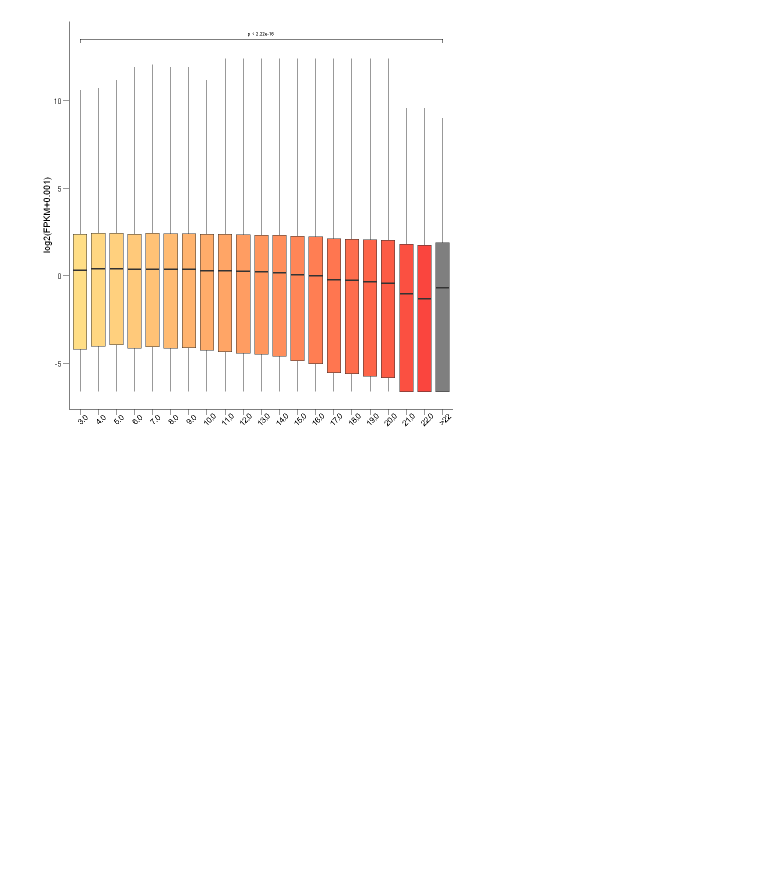
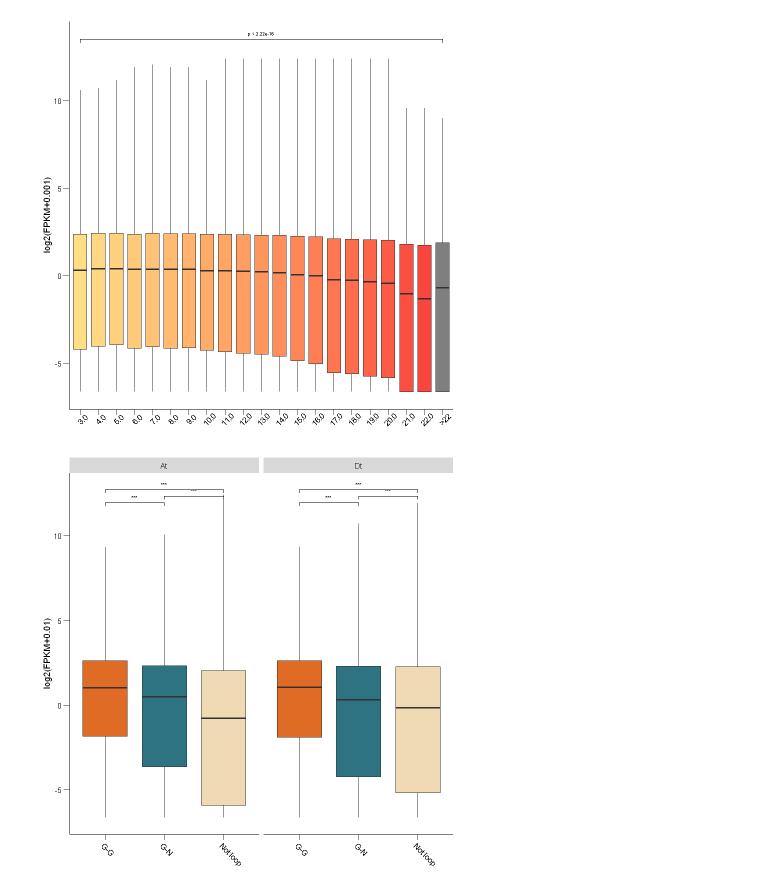
Before and after one commit to Nuturetree/VS_code_program, a Jupyter notebook: R/TM-1_leaf_3Dgenome/boxplot.ipynb, the cells around one changed output. Cells and saved outputs as stored; diff of their text form; code cells hidden in the pictures; blank space fills up the shorter version.

```diff
--- a/R/TM-1_leaf_3Dgenome/boxplot.ipynb
+++ b/R/TM-1_leaf_3Dgenome/boxplot.ipynb
@@ -178,3 +178,32 @@ ggsave(plot =fg, filename = 'PoreC_cliques_gene.pdf', height =3.5, width = 3)
 [11] "13.0" "14.0" "15.0" "16.0" "17.0" "18.0" "19.0" "20.0" "21.0" "22.0"
 [21] ">22"
 [figure]
+# %%
+## 分析不同类型的loop对于基因表达的影响
+rm(list = ls())
+setwd("H:/TM-1_leaf_3D-genome/HiC/loop/loop_3k/gene/loop_type")
+library(ggplot2)
+library(ggpubr)
+df <- read.csv("three_loop_gene.txt", sep = "\t", header = T)
+compaired <- list(c("G-G", "G-N"), c("G-N", "Not loop"), c("G-G", "Not loop"))
+# df <- within(df, sig <- factor(sig, levels = c("Not loop", "G-N", "G-G")))
+# with(df, levels(sig))
+#fg <- ggplot(df, aes(x = log2(FPKM + 0.01), y = sig, fill = sig)) +
+fg <- ggplot(df, aes(x = tags, y = log2(FPKM + 0.01), fill = tags)) +
+geom_boxplot(outlier.colour = NA, notch = FALSE) +
+facet_grid(.~subg) +
+labs(y = "log2(FPKM+0.01)", x = NULL) +
+theme(panel.background = element_blank(),
+     panel.grid = element_blank(),
+     axis.line = element_line(linetype = 1),
+     legend.position = "none",
+     axis.ticks.length = unit(0.25, "cm"),
+     axis.text = element_text(color = "black"),
+     axis.text.x = element_text(angle = 315, hjust=0)
+     ) +
+     scale_fill_manual(values = c("#df6b24", "#2d7382", "#efdab4")) +
+     geom_signif(comparisons = compaired, step_increase = 0.02,test =wilcox.test, tip_length=0.01, textsize = 2, y_position=11, annotations=c("***", "***", "***"))
+fg
+ggsave(plot =fg, filename = 'three_loop_gene.pdf', height =4, width = 3.5)
+# %% [output]
+[figure, added]
```
Also changed, not shown: 3 other files.
